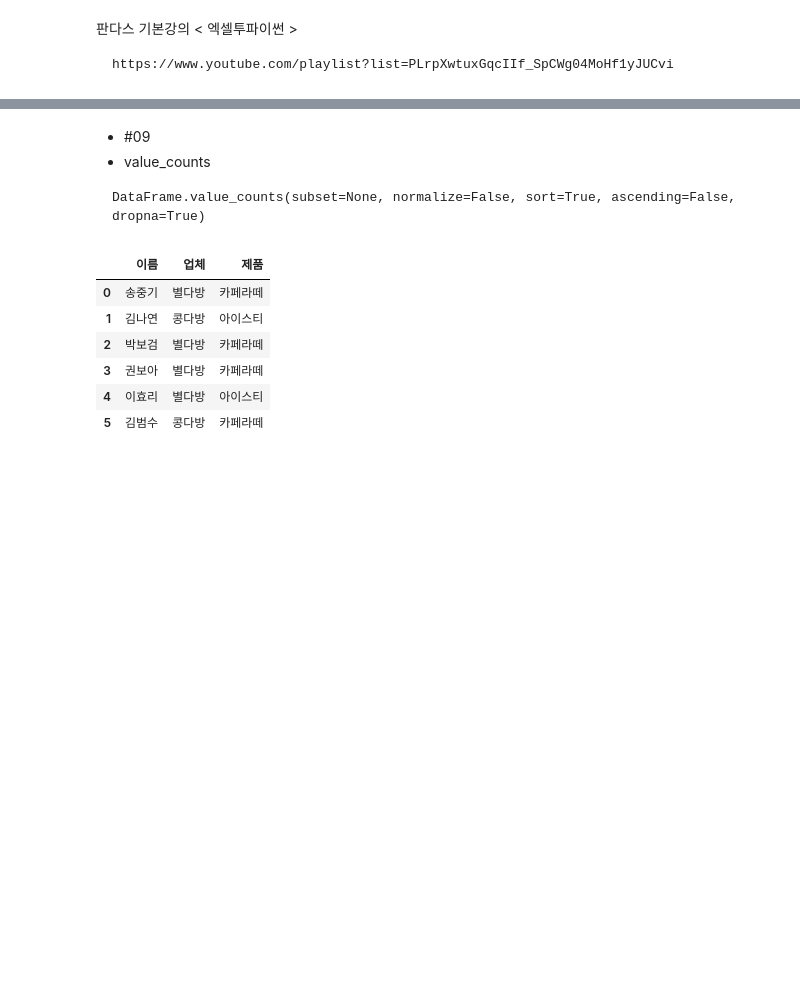
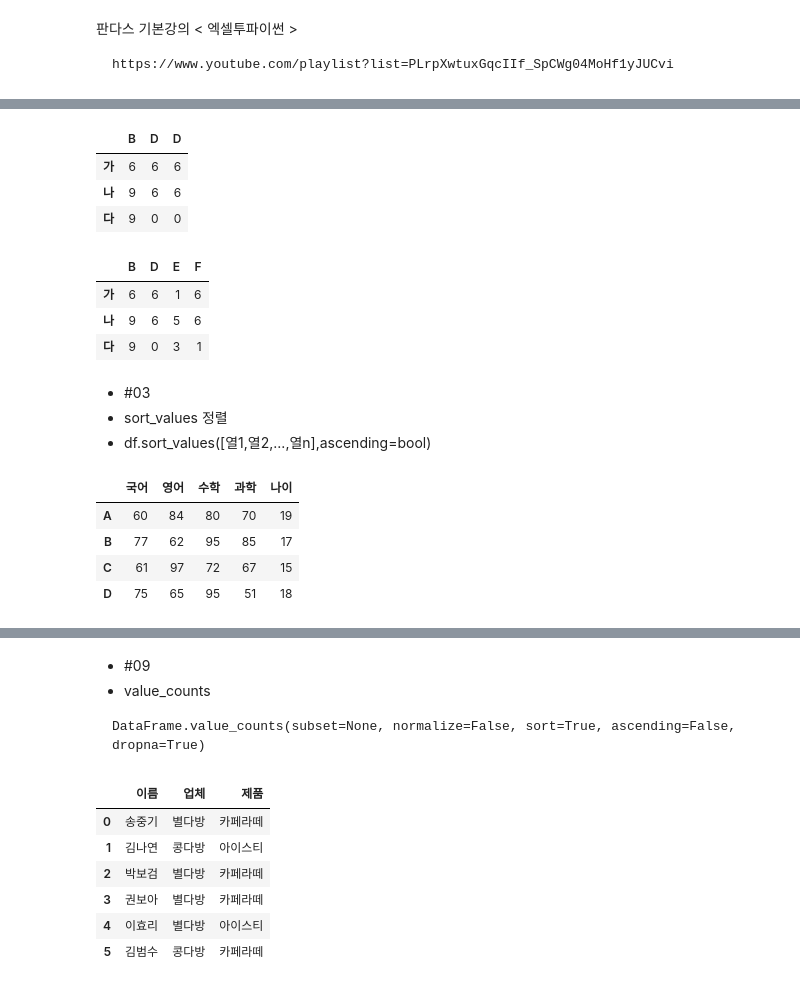
Before and after one commit to csw180/romanticpy, a Jupyter notebook: basic_pandas.ipynb, the cells around one changed output, grey strips where cells are left out. Drawn from its saved outputs; the diff is of its cells as text; code cells hidden in the pictures; blank space fills up the shorter version.

```diff
--- a/basic_pandas.ipynb
+++ b/basic_pandas.ipynb
@@ -5,0 +94,44 @@ https://www.youtube.com/playlist?list=PLrpXwtuxGqcIIf_SpCWg04MoHf1yJUCvi
+# %%
+df["A"]  # 열만 가능
+df[["B","C","D"]]  #여러개의 열 가능
+df.loc["가","A"]
+df.loc["가":"다","A":"E"]
+df.loc["가":"다",["A","E"]]
+df.loc["가":"다"]  # 행만지정하는 방법
+df.iloc[0,0]
+df.iloc[0:3,1:5]
+df.iloc[0:3,[1,3]]
+df.iloc[0:3,[1,3,3]]
+# %% [output]
+|  | B | D | D |
+| 가 | 6 | 6 | 6 |
+| 나 | 9 | 6 | 6 |
+| 다 | 9 | 0 | 0 |
+# %%
+df.drop("D",axis=1)  #칼럼드롭 axis =1
+df.drop("가")        #행드롭
+df.iloc[:3,1:].drop("C",axis=1)
+# %% [output]
+|  | B | D | E | F |
+| 가 | 6 | 6 | 1 | 6 |
+| 나 | 9 | 6 | 5 | 6 |
+| 다 | 9 | 0 | 3 | 1 |
+# %% [markdown]
+* #03
+* sort_values 정렬
+* df.sort_values([열1,열2,...,열n],ascending=bool)
+# %%
+import pandas as pd
+a1 = [60, 84, 80, 70, 19]
+a2 = [77, 62, 95, 85, 17]
+a3 = [61, 97, 72, 67, 15]
+a4 = [75, 65, 95, 51, 18]
+cols = ["국어", "영어", "수학", "과학", "나이"]
+df = pd.DataFrame([a1, a2, a3, a4], index=list("ABCD"), columns=cols)
+df
+# %% [output]
+|  | 국어 | 영어 | 수학 | 과학 | 나이 |
+| A | 60 | 84 | 80 | 70 | 19 |
+| B | 77 | 62 | 95 | 85 | 17 |
+| C | 61 | 97 | 72 | 67 | 15 |
+| D | 75 | 65 | 95 | 51 | 18 |
```
Also changed, not shown: parts of 26 cells of this notebook, 18 other files.
